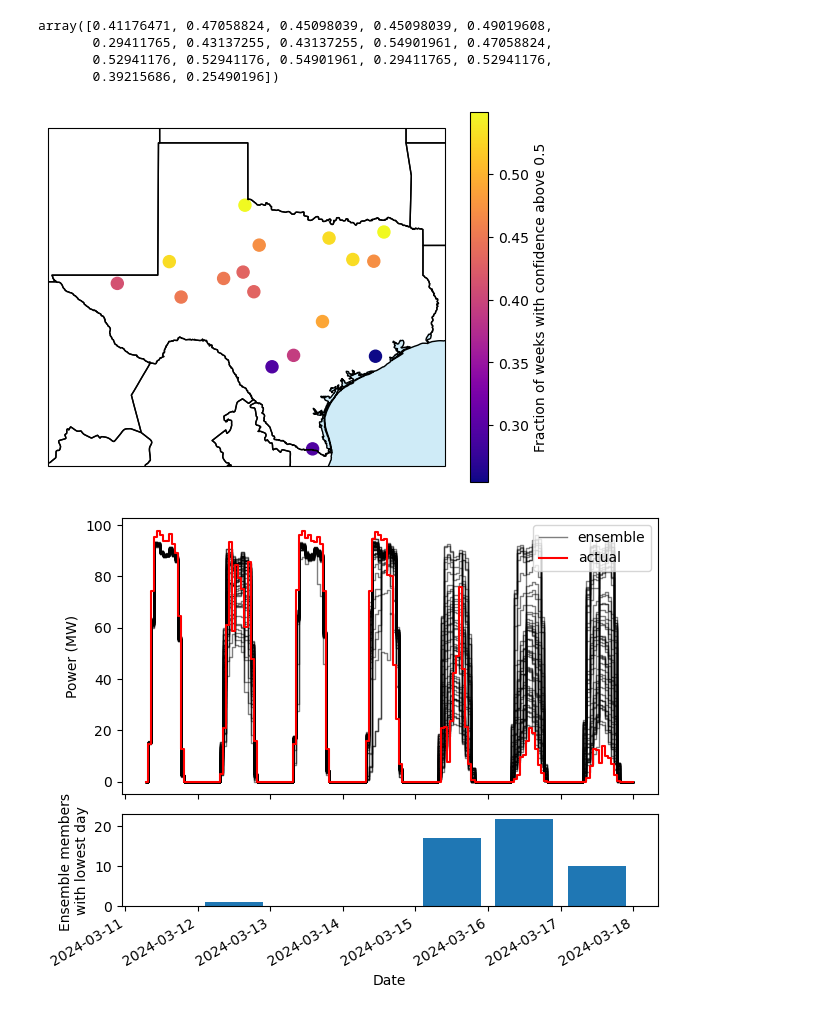
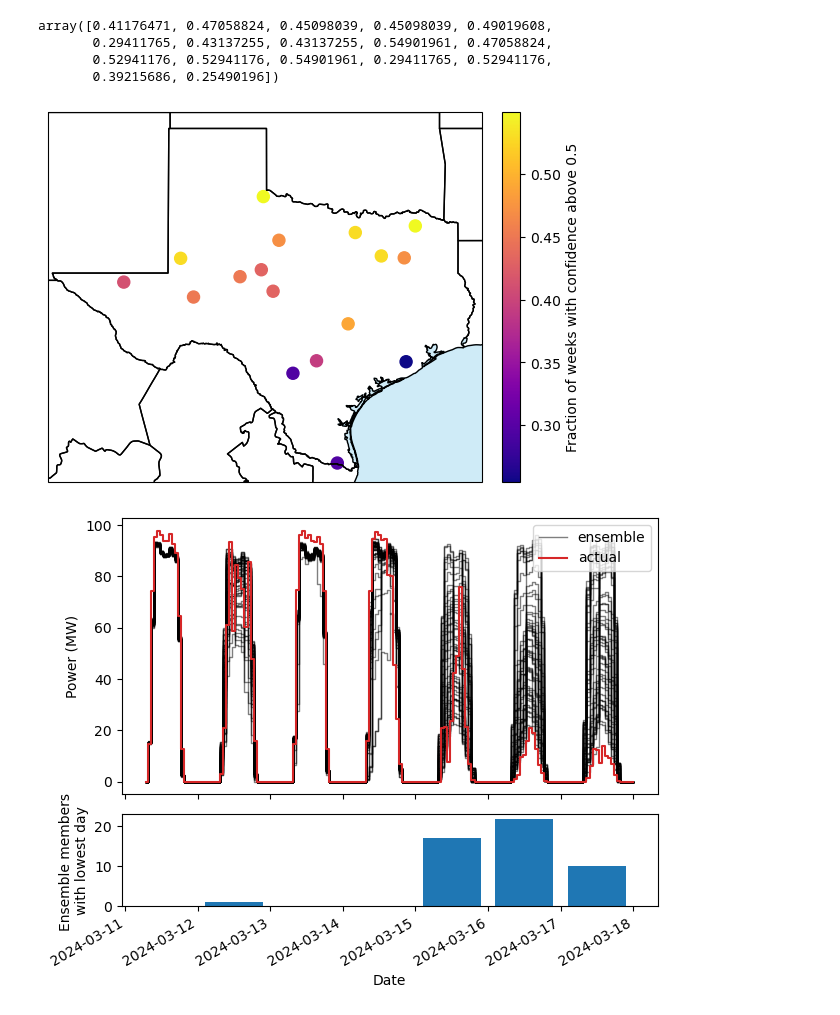
Before and after one commit to williamhobbs/PVSC-2025-daily-energy-forecaster, a Jupyter notebook: 05_Ensemble_Analysis.ipynb, the cells around one changed output. Saved outputs shown, nothing was run; the diff lists cells and outputs as text; code cells hidden in the pictures.

```diff
--- a/05_Ensemble_Analysis.ipynb
+++ b/05_Ensemble_Analysis.ipynb
@@ -752,25 +758,25 @@ array([0.41176471, 0.47058824, 0.45098039, 0.45098039, 0.49019608,
 # %%
 fig = plt.figure()
 
 ax = fig.add_subplot(1,1,1, projection=crs.PlateCarree())
 
 ax.add_feature(cfeature.OCEAN, color="skyblue", alpha=0.4)
 ax.add_feature(cfeature.STATES)
 
 ax.set_extent([-106.8, -93.3, 25.5, 37],
               crs=crs.PlateCarree()) ## Important
 
 plt.scatter(agg_specs_orig_df.T['longitude'],
             agg_specs_orig_df.T['latitude'],
             s=75,
             c=high_conf_weeks.values,
             cmap='plasma')
-plt.colorbar(label='Fraction of weeks with confidence above ' + str(thresh))
+plt.colorbar(label='Fraction of weeks with confidence above ' + str(thresh), fraction=0.046, pad=0.04)
 plt.Colormap
 plt.savefig('images/confidence_map.png', dpi=400, bbox_inches='tight')
 plt.show()
 # %% [output]
-[figure, old version]
+[figure, new version]
 # %%
 fig, (ax1, ax2) = plt.subplots(2, sharex=True, figsize=(6.4, 5), height_ratios=[3, 1])
 
@@ -782,7 +788,7 @@ for member in member_list:
     df_temp = power_fcasts_ens_all[(power_fcasts_ens_all['member'] == member) & (power_fcasts_ens_all['point'] == plant_number)]['power'][startidx:endidx]
     ax1.plot(df_temp.index, df_temp.values, label=('ens mem ' + str(member)), drawstyle='steps-mid', color='k', linewidth=1, alpha=0.5)
 df_temp = power_obs_all[power_obs_all['point'] == plant_number]['power_obs'][startidx+24:endidx+24]
-ax1.plot(df_temp.index, df_temp.values, label='actual', drawstyle='steps-mid', color='r', linewidth=1.5)
+ax1.plot(df_temp.index, df_temp.values, label='actual', drawstyle='steps-mid', color='C3', linewidth=1.5)
 ax1.set_ylabel('Power (MW)')
 handles, labels = ax1.get_legend_handles_labels()
 n = 2
@@ -799,8 +805,7 @@ fig.autofmt_xdate()
 ax2.set_xlabel('Date')
 ax2.set_ylabel('Ensemble members \nwith lowest day')
 
-
 fig.tight_layout()
 plt.savefig('images/sample_ensemble_week.png', dpi=400, bbox_inches='tight')
 # %% [output]
-[figure, old version]
+[figure, new version]
```
Also changed, not shown: parts of 4 cells of this notebook, 13 other files.
